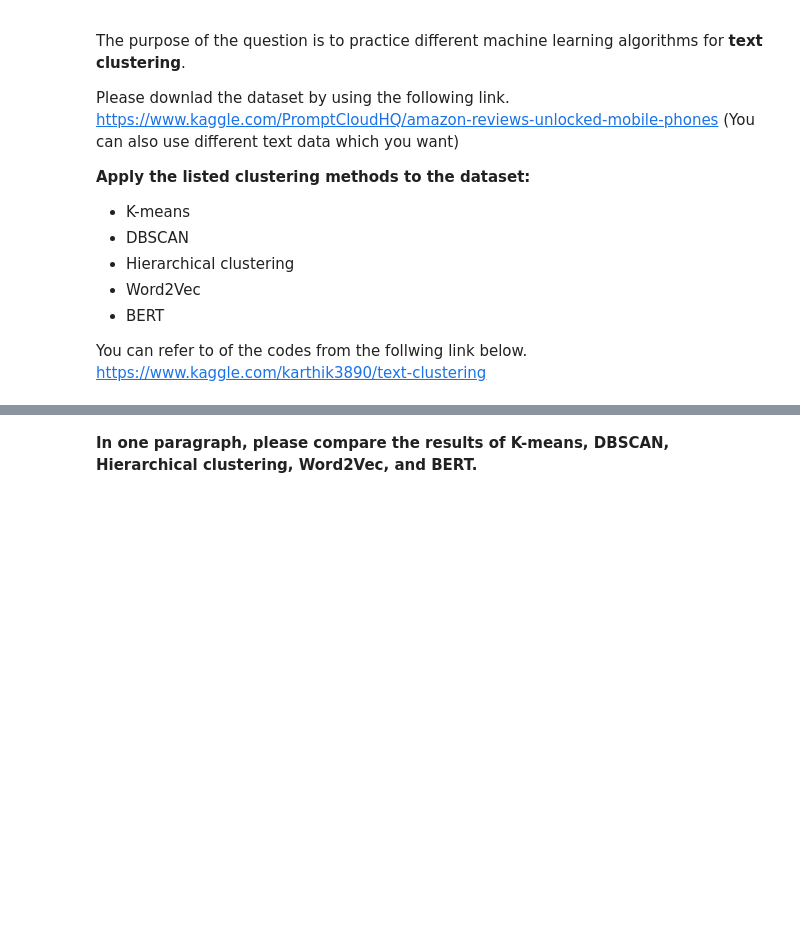
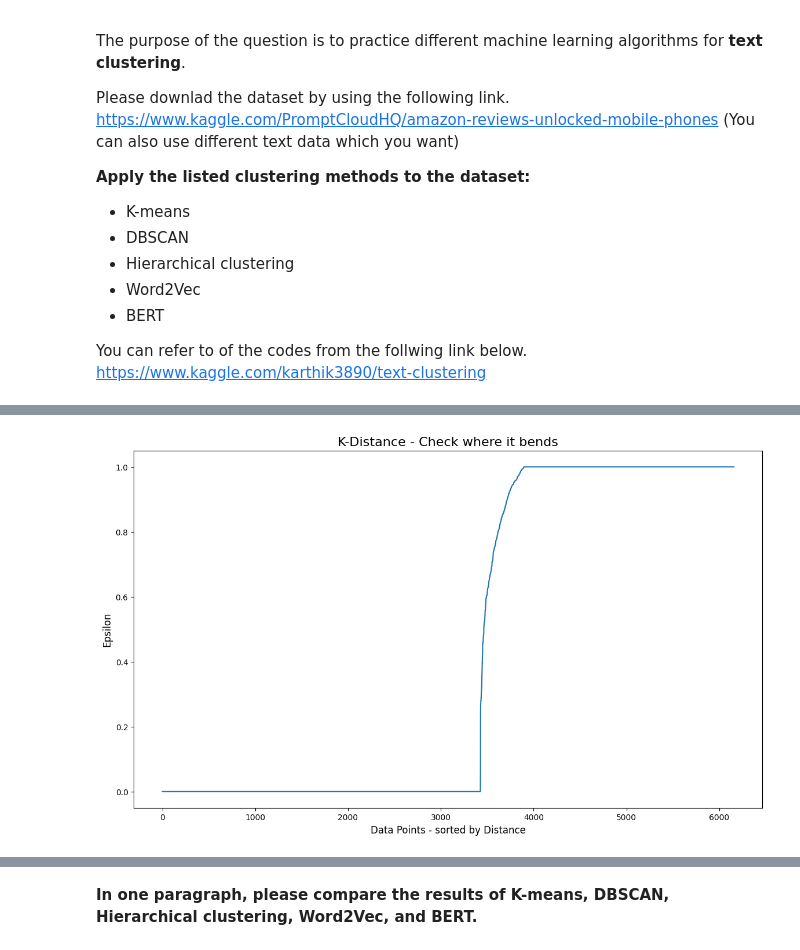
Before and after one commit to kahosadi/INFO5731_Spring_2024, a Jupyter notebook: Christopher_Nelfrits_Exercise_05.ipynb, the cells around one changed output, grey strips where cells are left out. Cells and saved outputs as stored; diff of their text form; code cells hidden in the pictures; blank space fills up the shorter version.

```diff
--- a/Christopher_Nelfrits_Exercise_05.ipynb
+++ b/Christopher_Nelfrits_Exercise_05.ipynb
@@ -135,0 +1297,19 @@ Mounted at drive
+# %%
+from sklearn.neighbors import NearestNeighbors
+import matplotlib.pyplot as plt
+
+neigh = NearestNeighbors(n_neighbors=2)
+nbrs = neigh.fit(X_train_count)
+distances, indices = nbrs.kneighbors(X_train_count)
+
+# Plotting K-distance Graph
+distances = np.sort(distances, axis=0)
+distances = distances[:,1]
+plt.figure(figsize=(14,8))
+plt.plot(distances)
+plt.title('K-Distance - Check where it bends',fontsize=16)
+plt.xlabel('Data Points - sorted by Distance',fontsize=12)
+plt.ylabel('Epsilon',fontsize=12)
+plt.show()
+# %% [output]
+[figure, added]
```
Also changed, not shown: parts of 34 cells of this notebook.
